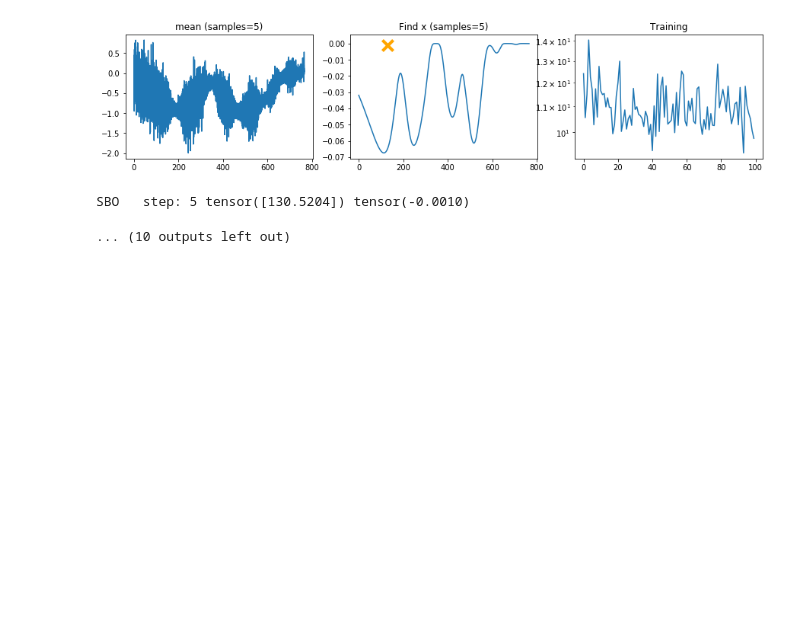
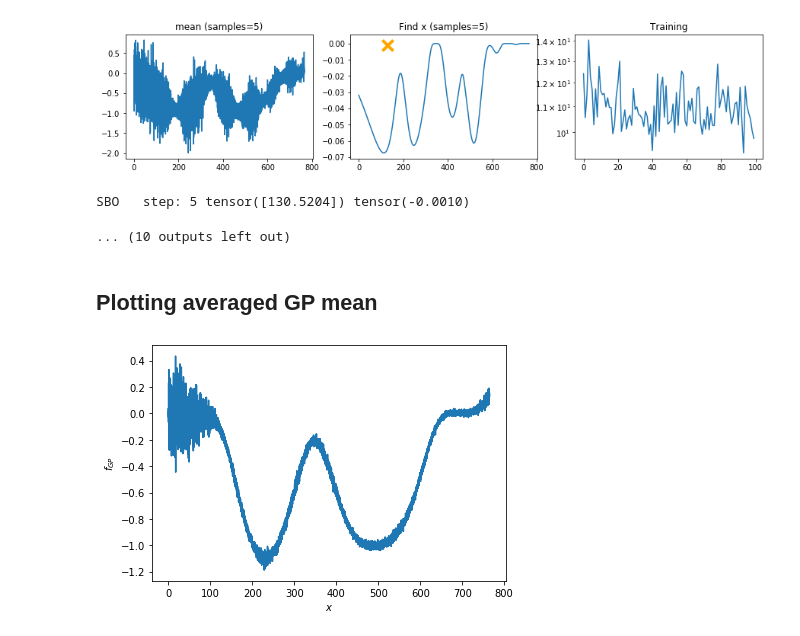
Before and after one commit to alan-turing-institute/SBO_Pyro, a Jupyter notebook: examples/vegetation/threshold_optimisation_sbo_single.ipynb, the cells around one changed output. Drawn from its saved outputs; the diff is of its cells as text; code cells hidden in the pictures; blank space fills up the shorter version.

```diff
--- a/examples/vegetation/threshold_optimisation_sbo_single.ipynb
+++ b/examples/vegetation/threshold_optimisation_sbo_single.ipynb
@@ -203,3 +203,21 @@ SBO   step: 4 tensor([467.3198]) tensor(-1.)
 [figure]
 SBO   step: 5 tensor([130.5204]) tensor(-0.0010)
 ... (10 outputs left out)
+# %% [markdown]
+## Plotting averaged GP mean
+# %%
+import copy
+predict = pyro.infer.Predictive(copy.copy(model), guide=guide,
+                                num_samples=num_samples, return_sites=('y', return_site))
+# %%
+with torch.no_grad():
+    y_values = predict(x_values)["y"].mean(0).detach().numpy()
+
+    plt.plot(x_values, y_values)
+    plt.xlabel('$x$')
+    plt.ylabel('$f_{GP}$')
+    plt.tight_layout()
+
+    plt.savefig('GP_mean.png', dpi=300)
+# %% [output]
+[figure, added]
```
Also changed, not shown: 7 other files.
